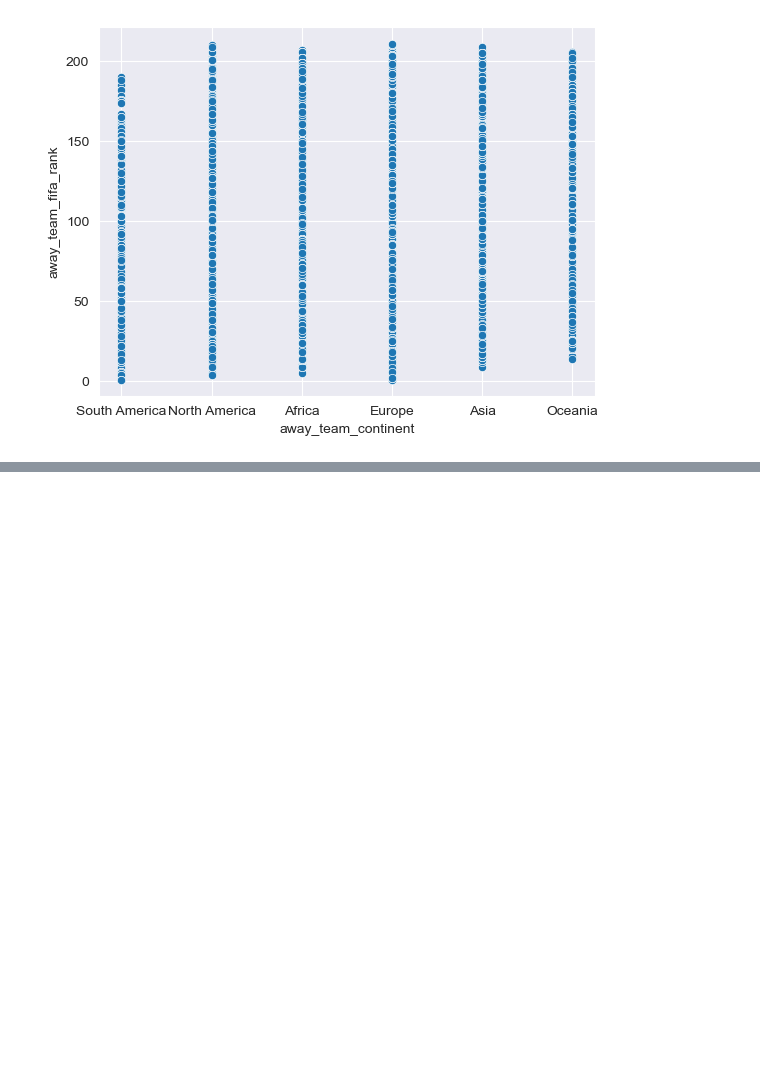
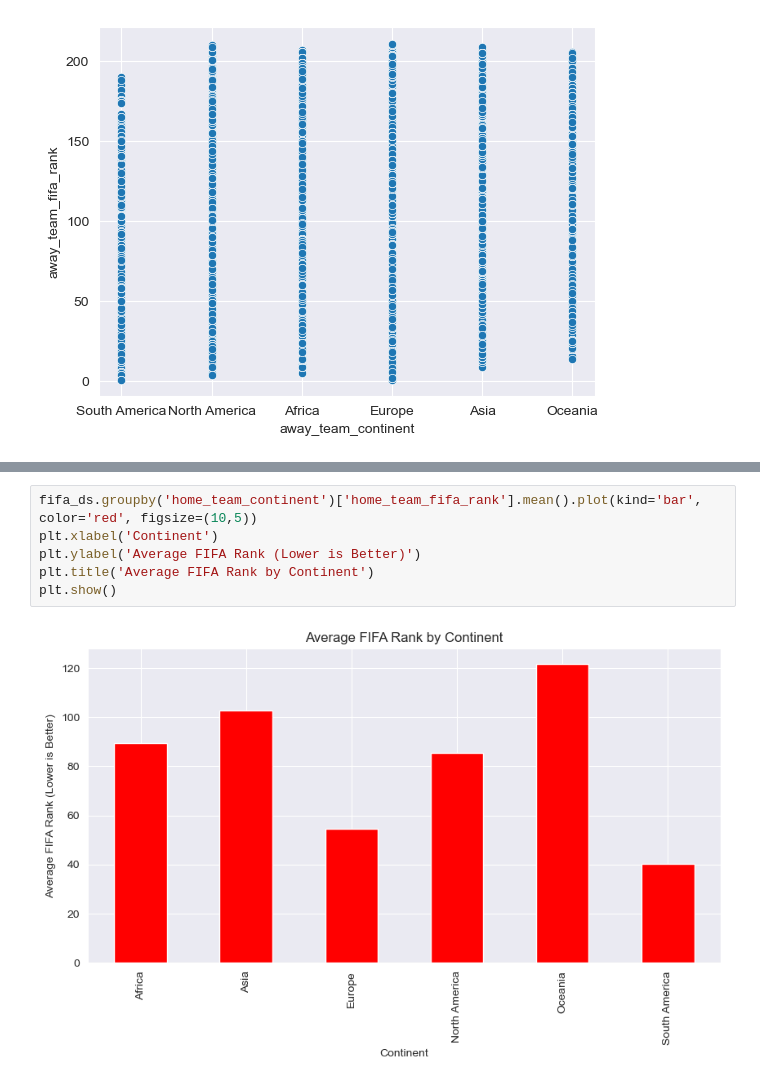
Before and after one commit to ZacharyHurt89/DataDivers_Group_Repo, a Jupyter notebook: Work_in_progress_GV/Fifa_worldcup.ipynb, the cells around one changed output, grey strips where cells are left out. Cells and saved outputs as stored; diff of their text form; blank space fills up the shorter version.

```diff
--- a/Work_in_progress_GV/Fifa_worldcup.ipynb
+++ b/Work_in_progress_GV/Fifa_worldcup.ipynb
@@ -236,0 +244,8 @@ plt.scatterplot(df('home'
+# %%
+fifa_ds.groupby('home_team_continent')['home_team_fifa_rank'].mean().plot(kind='bar', color='red', figsize=(10,5))
+plt.xlabel('Continent')
+plt.ylabel('Average FIFA Rank (Lower is Better)')
+plt.title('Average FIFA Rank by Continent')
+plt.show()
+# %% [output]
+[figure, added]
```
Also changed, not shown: parts of 11 cells of this notebook.
